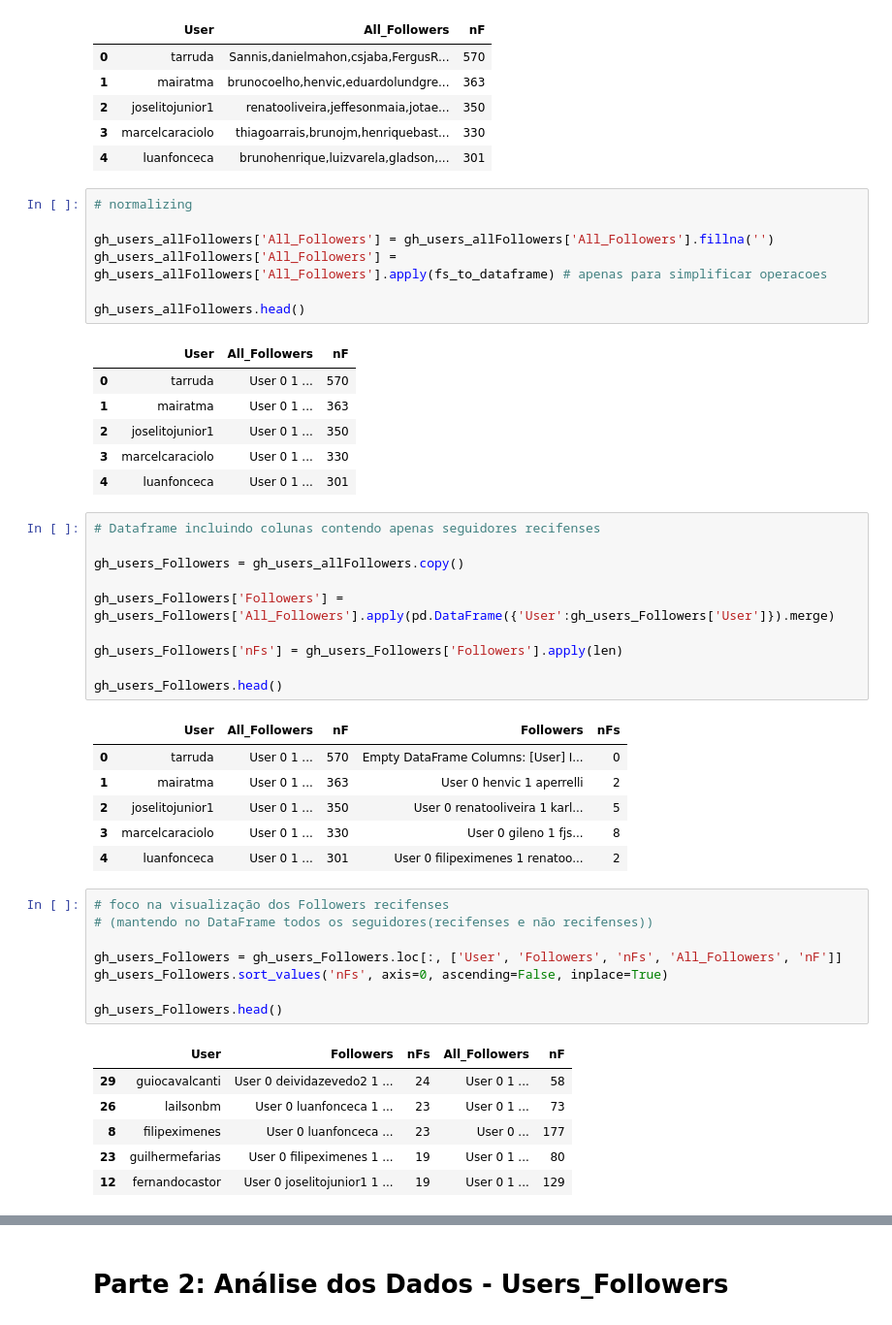
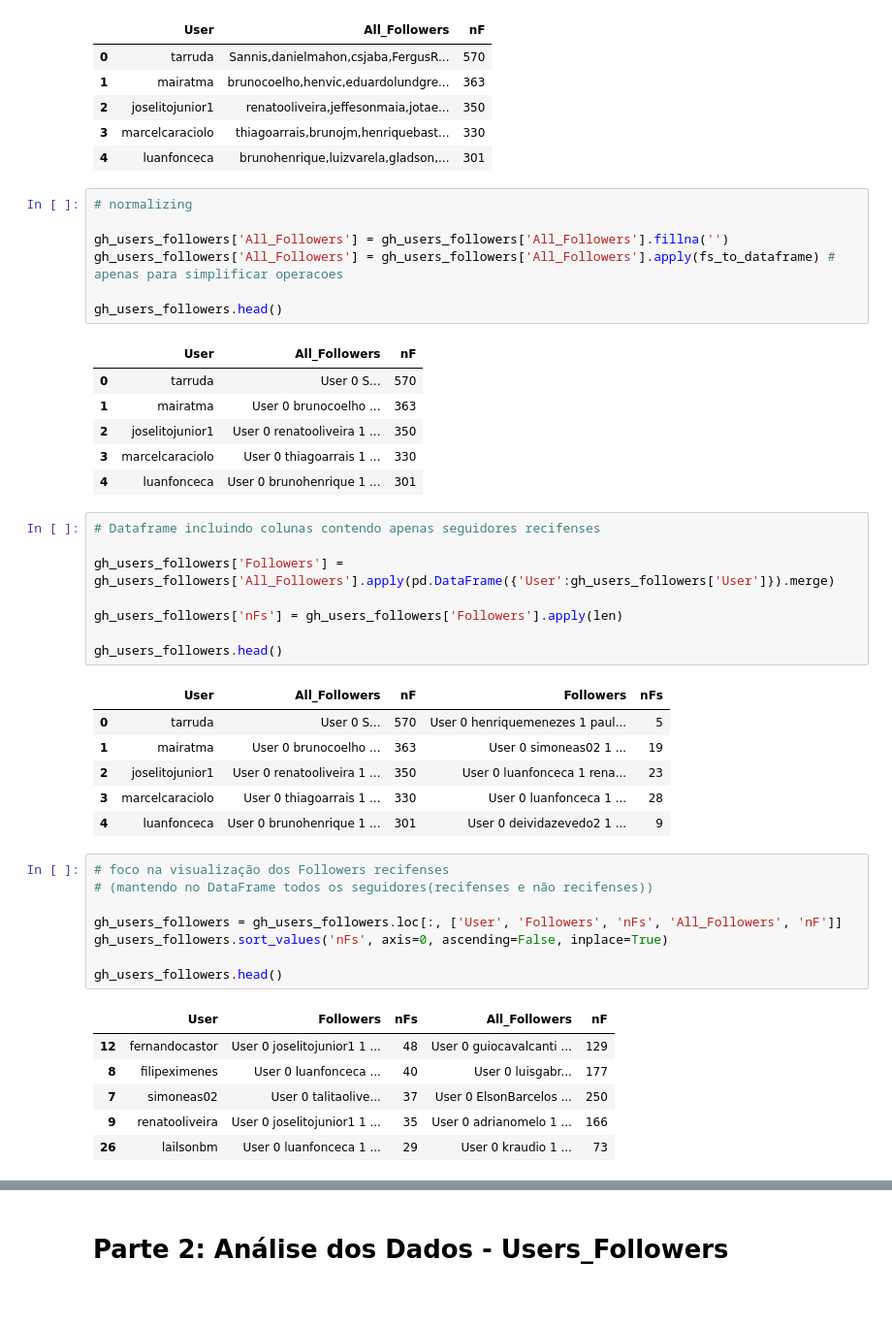
Before and after one commit to karlafalcao/githubnetvis, a Jupyter notebook: notebooks/github_users_graph.ipynb, the cells around one changed output, grey strips where cells are left out. Shown at 97% size. Drawn from its saved outputs; the diff is of its cells as text.

```diff
--- a/notebooks/github_users_graph.ipynb
+++ b/notebooks/github_users_graph.ipynb
@@ -22,46 +22,44 @@ gh_users_followers.head()
 # %%
 # normalizing
 
-gh_users_allFollowers['All_Followers'] = gh_users_allFollowers['All_Followers'].fillna('')
-gh_users_allFollowers['All_Followers'] = gh_users_allFollowers['All_Followers'].apply(fs_to_dataframe) # apenas para simplificar operacoes
+gh_users_followers['All_Followers'] = gh_users_followers['All_Followers'].fillna('')
+gh_users_followers['All_Followers'] = gh_users_followers['All_Followers'].apply(fs_to_dataframe) # apenas para simplificar operacoes
 
-gh_users_allFollowers.head()
+gh_users_followers.head()
 # %% [output]
 |  | User | All_Followers | nF |
-| 0 | tarruda | User 0 1 ... | 570 |
-| 1 | mairatma | User 0 1 ... | 363 |
-| 2 | joselitojunior1 | User 0 1 ... | 350 |
-| 3 | marcelcaraciolo | User 0 1 ... | 330 |
-| 4 | luanfonceca | User 0 1 ... | 301 |
+| 0 | tarruda | User 0 S... | 570 |
+| 1 | mairatma | User 0 brunocoelho ... | 363 |
+| 2 | joselitojunior1 | User 0 renatooliveira 1 ... | 350 |
+| 3 | marcelcaraciolo | User 0 thiagoarrais 1 ... | 330 |
+| 4 | luanfonceca | User 0 brunohenrique 1 ... | 301 |
 # %%
 # Dataframe incluindo colunas contendo apenas seguidores recifenses
 
-gh_users_Followers = gh_users_allFollowers.copy()
+gh_users_followers['Followers'] = gh_users_followers['All_Followers'].apply(pd.DataFrame({'User':gh_users_followers['User']}).merge)
 
-gh_users_Followers['Followers'] = gh_users_Followers['All_Followers'].apply(pd.DataFrame({'User':gh_users_Followers['User']}).merge)
+gh_users_followers['nFs'] = gh_users_followers['Followers'].apply(len)
 
-gh_users_Followers['nFs'] = gh_users_Followers['Followers'].apply(len)
-
-gh_users_Followers.head()
+gh_users_followers.head()
 # %% [output]
 |  | User | All_Followers | nF | Followers | nFs |
-| 0 | tarruda | User 0 1 ... | 570 | Empty DataFrame Columns: [User] I... | 0 |
-| 1 | mairatma | User 0 1 ... | 363 | User 0 henvic 1 aperrelli | 2 |
-| 2 | joselitojunior1 | User 0 1 ... | 350 | User 0 renatooliveira 1 karl... | 5 |
-| 3 | marcelcaraciolo | User 0 1 ... | 330 | User 0 gileno 1 fjs... | 8 |
-| 4 | luanfonceca | User 0 1 ... | 301 | User 0 filipeximenes 1 renatoo... | 2 |
+| 0 | tarruda | User 0 S... | 570 | User 0 henriquemenezes 1 paul... | 5 |
+| 1 | mairatma | User 0 brunocoelho ... | 363 | User 0 simoneas02 1 ... | 19 |
+| 2 | joselitojunior1 | User 0 renatooliveira 1 ... | 350 | User 0 luanfonceca 1 rena... | 23 |
+| 3 | marcelcaraciolo | User 0 thiagoarrais 1 ... | 330 | User 0 luanfonceca 1 ... | 28 |
+| 4 | luanfonceca | User 0 brunohenrique 1 ... | 301 | User 0 deividazevedo2 1 ... | 9 |
 # %%
 # foco na visualização dos Followers recifenses
 # (mantendo no DataFrame todos os seguidores(recifenses e não recifenses))
 
-gh_users_Followers = gh_users_Followers.loc[:, ['User', 'Followers', 'nFs', 'All_Followers', 'nF']]
-gh_users_Followers.sort_values('nFs', axis=0, ascending=False, inplace=True)
+gh_users_followers = gh_users_followers.loc[:, ['User', 'Followers', 'nFs', 'All_Followers', 'nF']]
+gh_users_followers.sort_values('nFs', axis=0, ascending=False, inplace=True)
 
-gh_users_Followers.head()
+gh_users_followers.head()
 # %% [output]
 |  | User | Followers | nFs | All_Followers | nF |
-| 29 | guiocavalcanti | User 0 deividazevedo2 1 ... | 24 | User 0 1 ... | 58 |
-| 26 | lailsonbm | User 0 luanfonceca 1 ... | 23 | User 0 1 ... | 73 |
-| 8 | filipeximenes | User 0 luanfonceca ... | 23 | User 0 ... | 177 |
-| 23 | guilhermefarias | User 0 filipeximenes 1 ... | 19 | User 0 1 ... | 80 |
-| 12 | fernandocastor | User 0 joselitojunior1 1 ... | 19 | User 0 1 ... | 129 |
+| 12 | fernandocastor | User 0 joselitojunior1 1 ... | 48 | User 0 guiocavalcanti ... | 129 |
+| 8 | filipeximenes | User 0 luanfonceca ... | 40 | User 0 luisgabr... | 177 |
+| 7 | simoneas02 | User 0 talitaolive... | 37 | User 0 ElsonBarcelos ... | 250 |
+| 9 | renatooliveira | User 0 joselitojunior1 1 ... | 35 | User 0 adrianomelo 1 ... | 166 |
+| 26 | lailsonbm | User 0 luanfonceca 1 ... | 29 | User 0 kraudio 1 ... | 73 |
```
Also changed, not shown: parts of 20 cells of this notebook, 1 other file.
